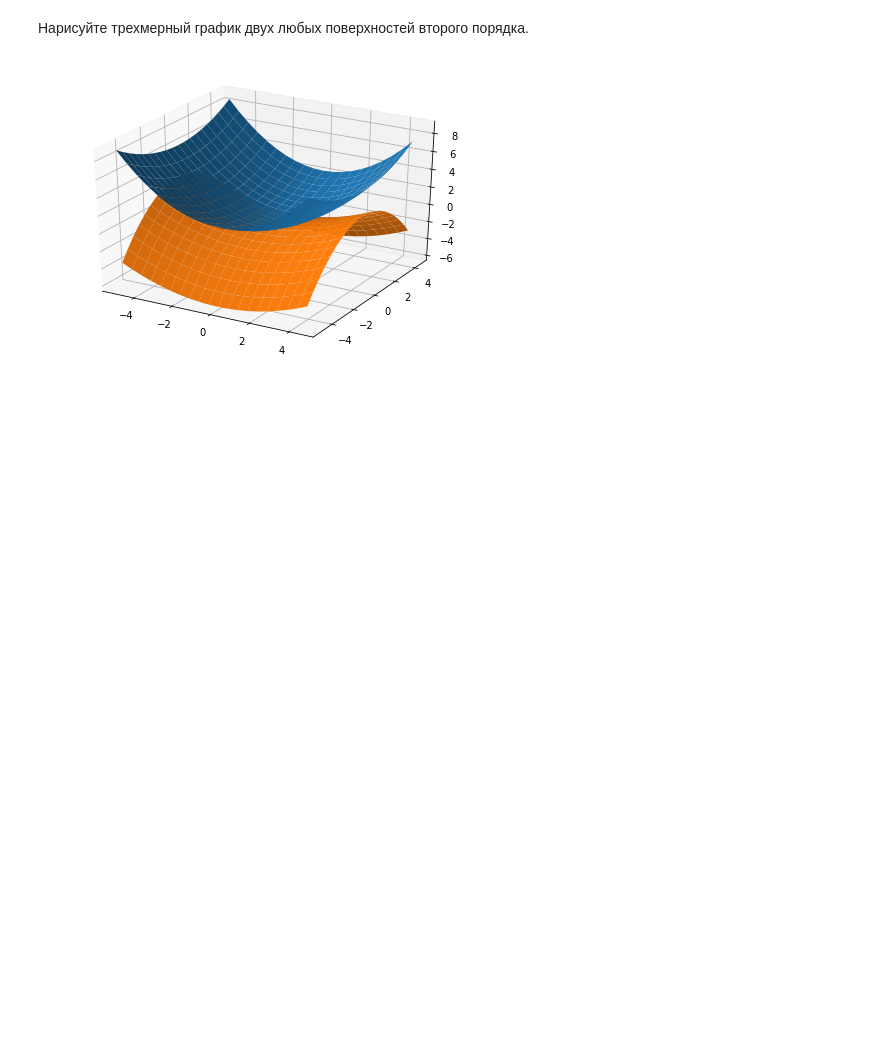
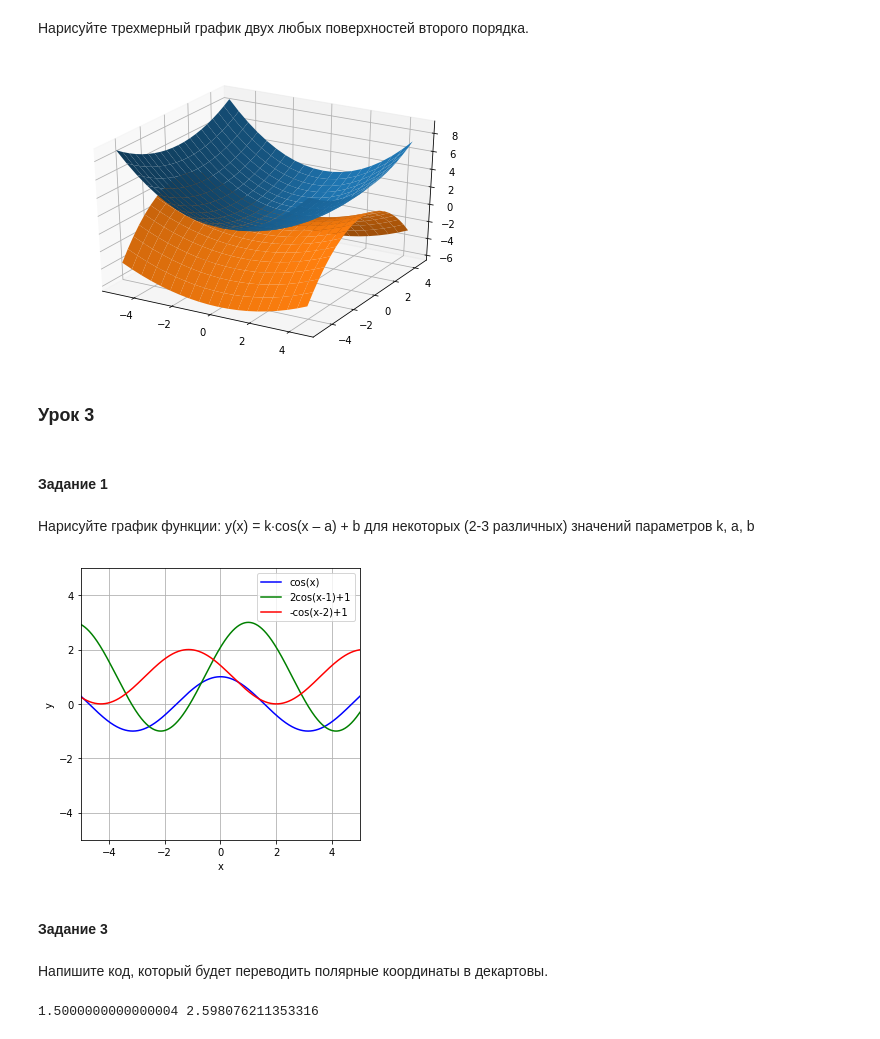
Before and after one commit to meFargot/gu-math, a Jupyter notebook: homework_01.ipynb, the cells around one changed output. Drawn from its saved outputs; the diff is of its cells as text; code cells hidden in the pictures; blank space fills up the shorter version.

Commit message:
Выполнено 3 задание

```diff
--- a/homework_01.ipynb
+++ b/homework_01.ipynb
@@ -181,3 +181,60 @@ ax.plot_surface(X2, Y2, Z2)
 show()
 # %% [output]
 [figure]
+# %% [markdown]
+### Урок 3
+# %% [markdown]
+#### Задание 1
+# %% [markdown]
+Нарисуйте график функции:
+y(x) = k∙cos(x – a) + b
+для некоторых (2-3 различных) значений параметров k, a, b
+# %%
+plt.figure(figsize=(5,5))
+plt.xlim(-5,5)
+plt.ylim(-5,5)
+
+x = []
+y = []
+k = 1
+a = 0
+b = 0
+for i in range(-5000, 5001):
+    x_ = i/1000
+    x.append(x_)
+    y.append(k*np.cos(x_-a)+b)
+plt.plot(x,y, color='blue', label='cos(x)')
+
+x = []
+y = []
+k = 2
+a = 1
+b = 1
+for i in range(-5000, 5001):
+    x_ = i/1000
+    x.append(x_)
+    y.append(k*np.cos(x_-a)+b)
+plt.plot(x,y, color='green', label='2cos(x-1)+1')
+
+x = []
+y = []
+k = -1
+a = 2
+b = 1
+for i in range(-5000, 5001):
+    x_ = i/1000
+    x.append(x_)
+    y.append(k*np.cos(x_-a)+b)
+plt.plot(x,y, color='red', label='-cos(x-2)+1')
+
+
+plt.xlabel('x')
+plt.ylabel('y')
+plt.grid()
+plt.legend();
+# %% [output]
+[figure, added]
+# %% [markdown]
+#### Задание 3
+# %% [markdown]
+Напишите код, который будет переводить полярные координаты в декартовы.
@@ -183,0 +248,8 @@ show()
+# %%
+# проверка
+R = 3
+alpha = np.pi / 3
+x, y = polar_to_decart(R, alpha)
+print(x, y)
+# %% [output]
+1.5000000000000004 2.598076211353316
```
Also changed, not shown: parts of 7 cells of this notebook.
